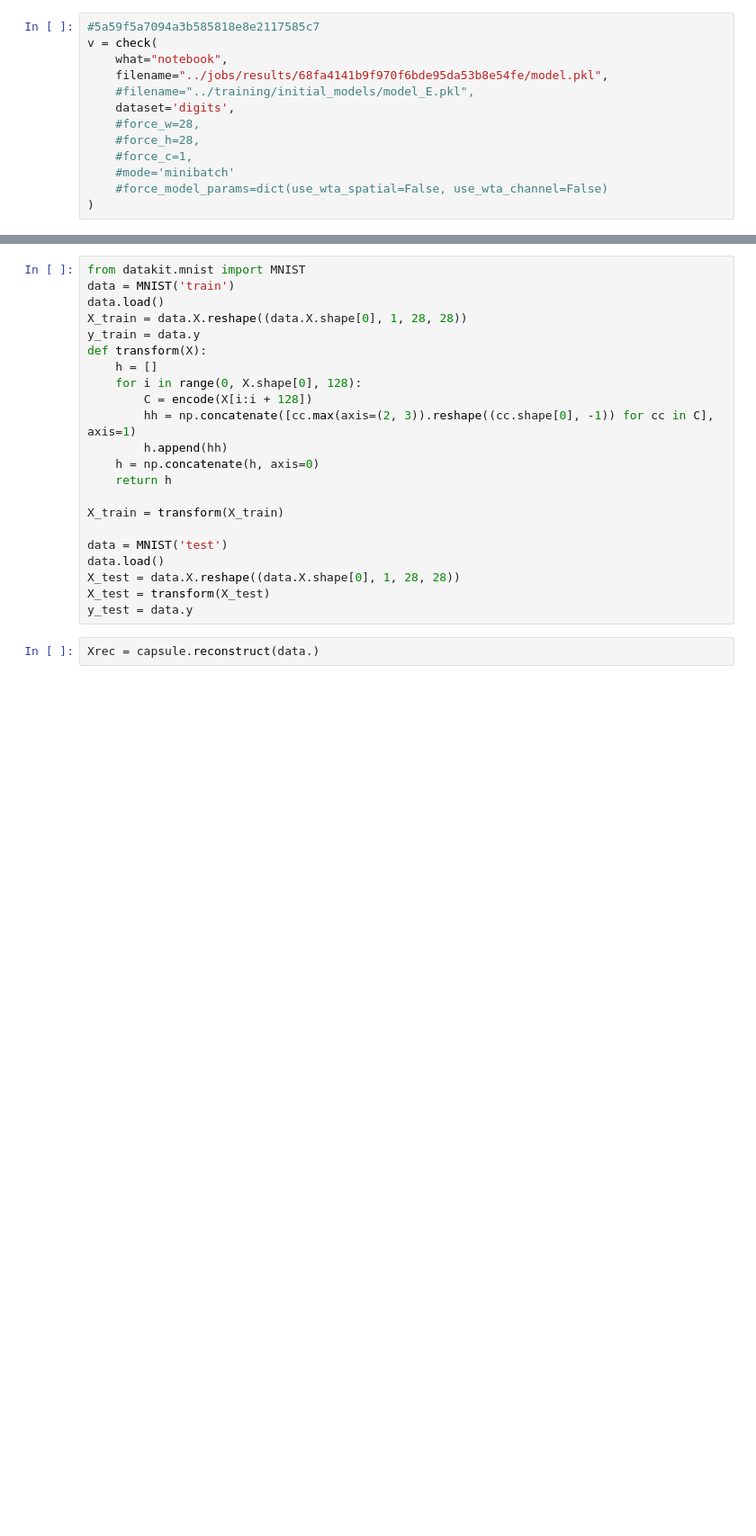
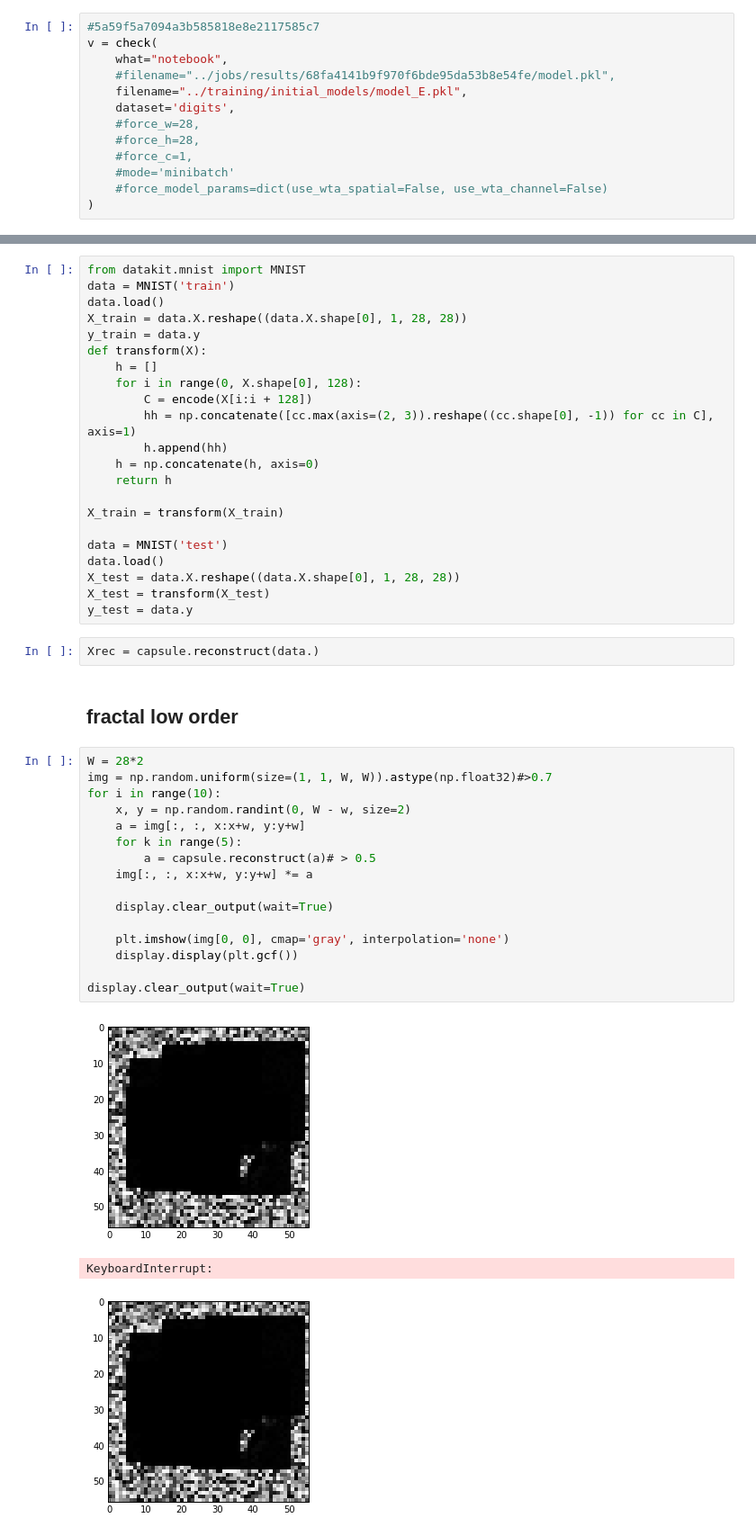
Before and after one commit to mehdidc/feature_generation, a Jupyter notebook: ipynb/generatesimple.ipynb, the cells around one changed output, grey strips where cells are left out. Shown: that part at 90% size. Cells and saved outputs as stored; diff of their text form; blank space fills up the shorter version.

```diff
--- a/ipynb/generatesimple.ipynb
+++ b/ipynb/generatesimple.ipynb
@@ -59,8 +62,8 @@ def sigmoid(x):
 #5a59f5a7094a3b585818e8e2117585c7
 v = check(
     what="notebook",
-    filename="../jobs/results/68fa4141b9f970f6bde95da53b8e54fe/model.pkl",
-    #filename="../training/initial_models/model_E.pkl",
+    #filename="../jobs/results/68fa4141b9f970f6bde95da53b8e54fe/model.pkl",
+    filename="../training/initial_models/model_E.pkl",
     dataset='digits',
     #force_w=28,
     #force_h=28,
@@ -529,3 +552,25 @@ X_test = transform(X_test)
 y_test = data.y
 # %%
 Xrec = capsule.reconstruct(data.)
+# %% [markdown]
+## fractal low order
+# %%
+W = 28*2
+img = np.random.uniform(size=(1, 1, W, W)).astype(np.float32)#>0.7
+for i in range(10):
+    x, y = np.random.randint(0, W - w, size=2)
+    a = img[:, :, x:x+w, y:y+w]
+    for k in range(5):
+        a = capsule.reconstruct(a)# > 0.5
+    img[:, :, x:x+w, y:y+w] *= a
+
+    display.clear_output(wait=True)
+
+    plt.imshow(img[0, 0], cmap='gray', interpolation='none')
+    display.display(plt.gcf())
+
+display.clear_output(wait=True)
+# %% [output]
+[figure, added]
+KeyboardInterrupt:
+[figure, added]
```
Also changed, not shown: parts of 11 cells of this notebook, 5 other files.
